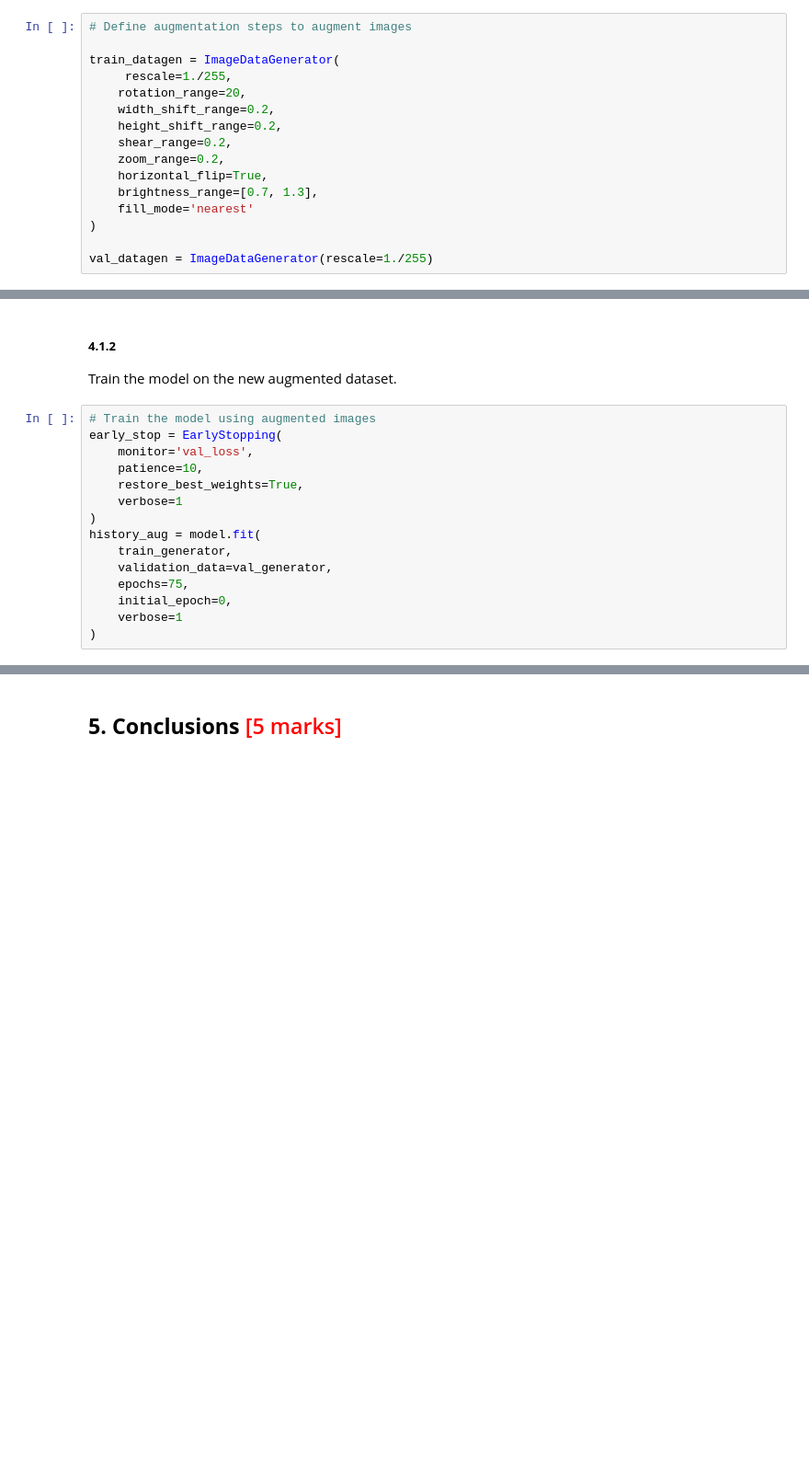
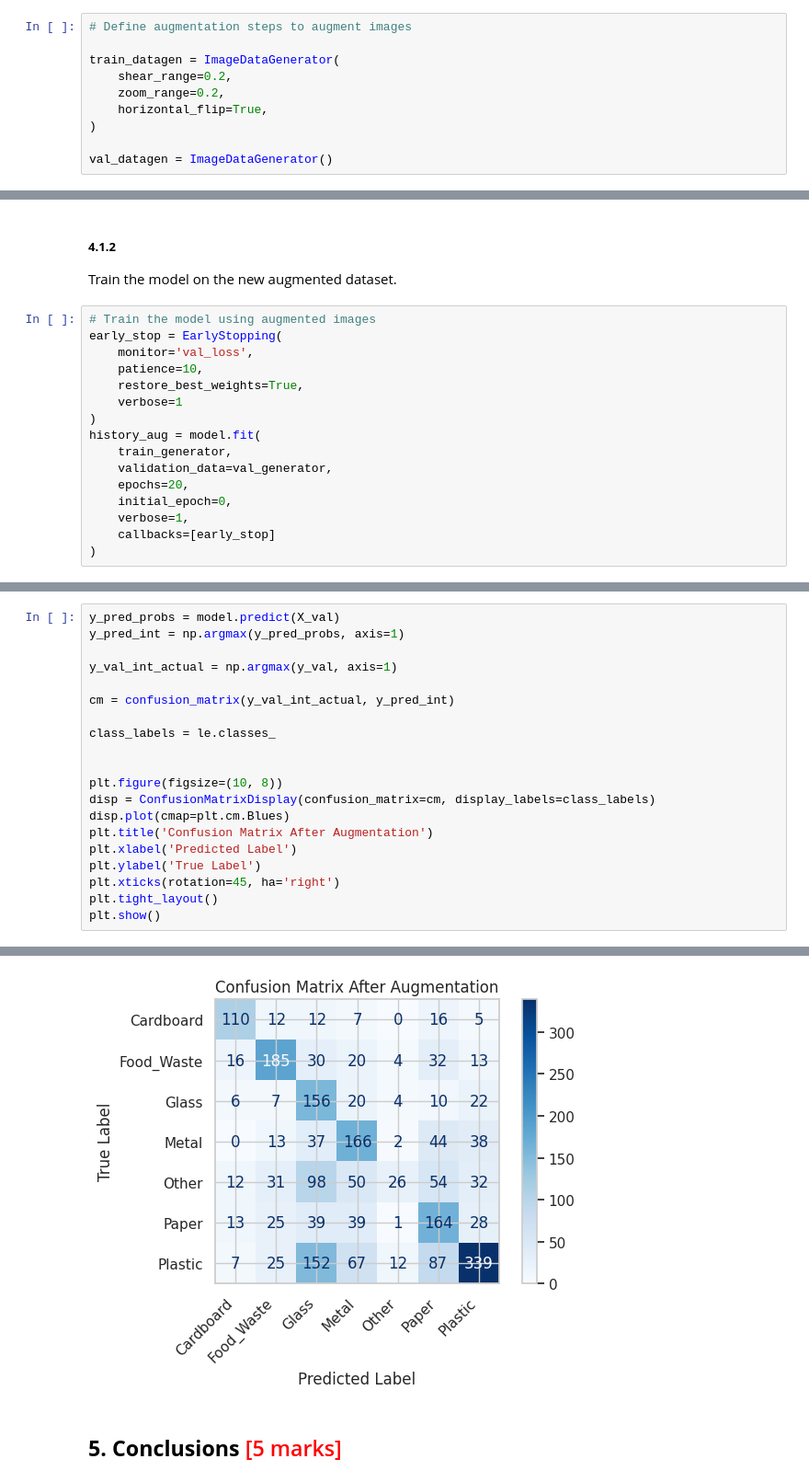
Before and after one commit to sunilkumarrudragada/CNN_Waste_Segregation, a Jupyter notebook: CNN_Assg_Waste_Segregation_Starter.ipynb, the cells around one changed output, grey strips where cells are left out. Shown at 92% size. Saved outputs shown, nothing was run; the diff lists cells and outputs as text; blank space fills up the shorter version.

Commit message:
Augmentation and conclusion

```diff
--- a/CNN_Assg_Waste_Segregation_Starter.ipynb
+++ b/CNN_Assg_Waste_Segregation_Starter.ipynb
@@ -474,18 +474,12 @@ Define augmentation steps for the datasets.
 # Define augmentation steps to augment images
 
 train_datagen = ImageDataGenerator(
-     rescale=1./255,
-    rotation_range=20,
-    width_shift_range=0.2,
-    height_shift_range=0.2,
     shear_range=0.2,
     zoom_range=0.2,
     horizontal_flip=True,
-    brightness_range=[0.7, 1.3],
-    fill_mode='nearest'
 )
 
-val_datagen = ImageDataGenerator(rescale=1./255)
+val_datagen = ImageDataGenerator()
 # %% [markdown]
 Augment and resample the images.
 In case of class imbalance, you can also perform adequate undersampling on the majority class and augment those images to ensure consistency in the input datasets for both classes.
@@ -516,8 +510,9 @@ early_stop = EarlyStopping(
 history_aug = model.fit(
     train_generator,
     validation_data=val_generator,
-    epochs=75,
+    epochs=20,
     initial_epoch=0,
-    verbose=1
+    verbose=1,
+    callbacks=[early_stop]
 )
 # %% [output]
@@ -541,0 +545,21 @@ KeyboardInterrupt:
+# %%
+y_pred_probs = model.predict(X_val)
+y_pred_int = np.argmax(y_pred_probs, axis=1)
+
+y_val_int_actual = np.argmax(y_val, axis=1)
+
+cm = confusion_matrix(y_val_int_actual, y_pred_int)
+
+class_labels = le.classes_
+
+
+plt.figure(figsize=(10, 8))
+disp = ConfusionMatrixDisplay(confusion_matrix=cm, display_labels=class_labels)
+disp.plot(cmap=plt.cm.Blues)
+plt.title('Confusion Matrix After Augmentation')
+plt.xlabel('Predicted Label')
+plt.ylabel('True Label')
+plt.xticks(rotation=45, ha='right')
+plt.tight_layout()
+plt.show()
+# %% [output]
@@ -542,3 +568,4 @@ KeyboardInterrupt:
+[figure, added]
 # %% [markdown]
 ## **5. Conclusions** <font color = red> [5 marks]</font>
 # %% [markdown]
```
Also changed, not shown: parts of 17 cells of this notebook.
